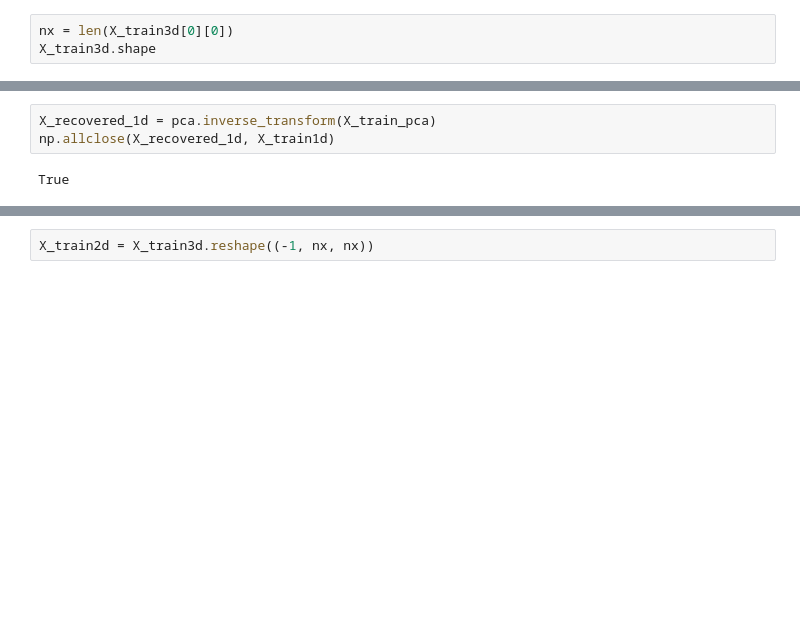
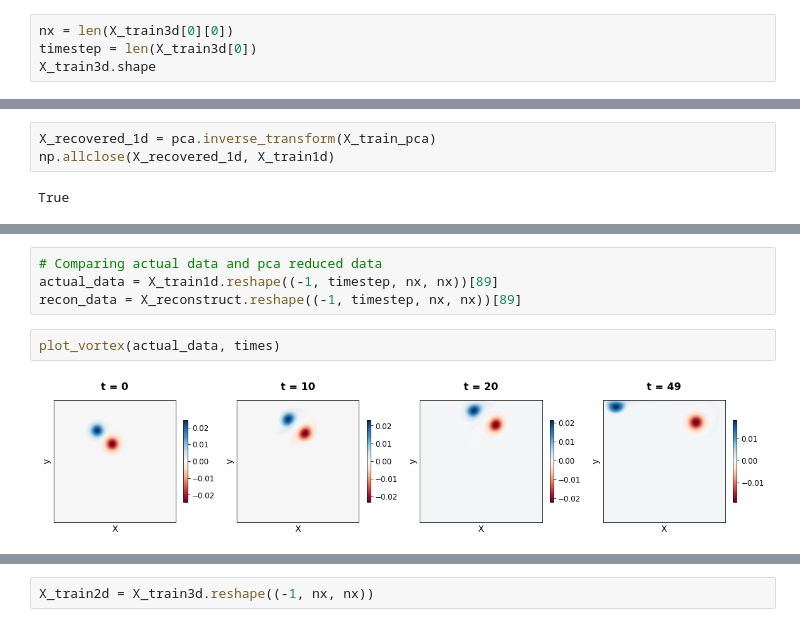
Before and after one commit to mustaphajola/msc-irp, a Jupyter notebook: PredGAN/Compression.ipynb, the cells around one changed output, grey strips where cells are left out. Saved outputs shown, nothing was run; the diff lists cells and outputs as text; blank space fills up the shorter version.

```diff
--- a/PredGAN/Compression.ipynb
+++ b/PredGAN/Compression.ipynb
@@ -209,6 +215,7 @@ plot_vortex(X_train3d[58], times)
 [figure]
 # %%
 nx = len(X_train3d[0][0])
+timestep = len(X_train3d[0])
 X_train3d.shape
 # %% [output]
 (100, 50, 256, 256)
@@ -278,0 +301,8 @@ plt.show()
+# %%
+# Comparing actual data and pca reduced data
+actual_data = X_train1d.reshape((-1, timestep, nx, nx))[89]
+recon_data = X_reconstruct.reshape((-1, timestep, nx, nx))[89]
+# %%
+plot_vortex(actual_data, times)
+# %% [output]
+[figure, added]
```
Also changed, not shown: parts of 20 cells of this notebook.
